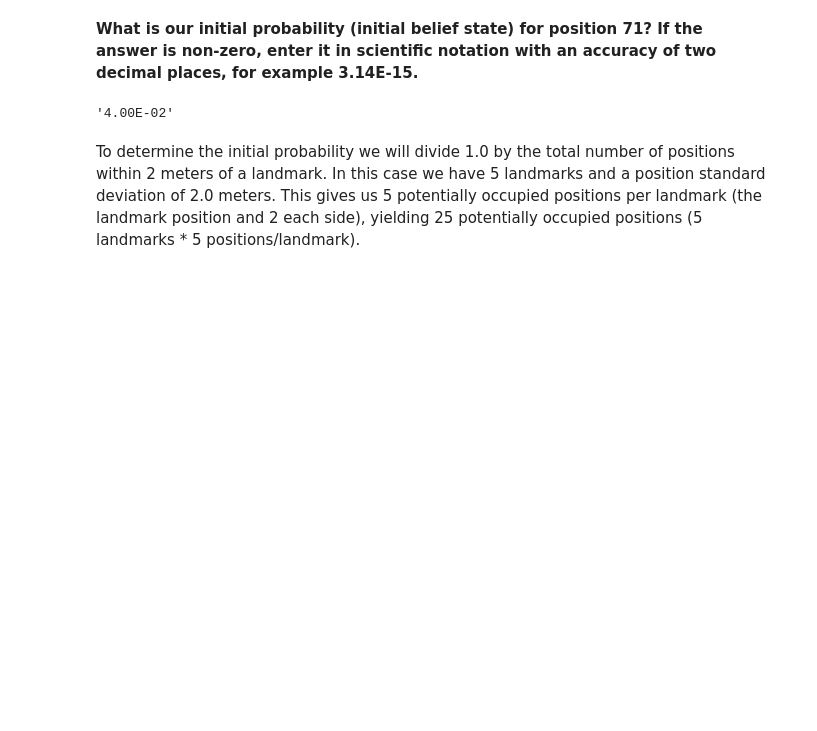
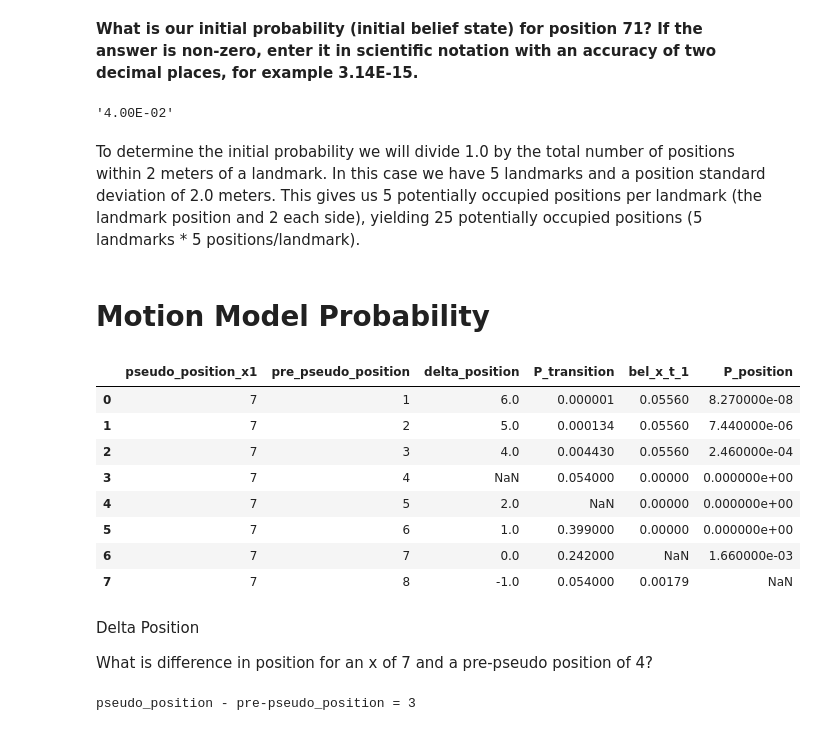
Before and after one commit to A2Amir/Markov-Localization-and-the-Kidnapped-Vehicle-, a Jupyter notebook: Python/Markov Localization .ipynb, the cells around one changed output. Drawn from its saved outputs; the diff is of its cells as text; code cells hidden in the pictures; blank space fills up the shorter version.

```diff
--- a/Python/Markov Localization .ipynb
+++ b/Python/Markov Localization .ipynb
@@ -121,3 +121,36 @@ answer= 0
 '4.00E-02'
 # %% [markdown]
 To determine the initial probability we will divide 1.0 by the total number of positions within 2 meters of a landmark. In this case we have 5 landmarks and a position standard deviation of 2.0 meters. This gives us 5 potentially occupied positions per landmark (the landmark position and 2 each side), yielding 25 potentially occupied positions (5 landmarks * 5 positions/landmark).
+# %% [markdown]
+# Motion Model Probability
+# %%
+pseudo_position_x1=[7,7,7,7,7,7,7,7]
+pre_pseudo_position=[1,2,3,4,5,6,7,8]
+delta_position=[6,5,4,None,2,1,0,-1]
+P_transition=[1.49E-06,1.34E-04,4.43E-03,5.40E-02,None,3.99E-01,2.42E-01,5.40E-02]
+bel_x_t_1=[5.56E-02,5.56E-02,5.56E-02,0.00E+00,0.00E+00,0.00E+00,None,1.79E-03]
+P_position=[8.27E-08,7.44E-06,2.46E-04,0.00E+00,0.00E+00,0.00E+00,1.66E-03,9.67E-05]
+# %%
+df1=pd.DataFrame(list(zip(pseudo_position_x1,pre_pseudo_position,delta_position,P_transition,bel_x_t_1,P_position)),
+                columns =['pseudo_position_x1', ' pre_pseudo_position',
+                          'delta_position','P_transition','bel_x_t_1','P_position'])
+# %%
+df1
+# %% [output]
+|  | pseudo_position_x1 | pre_pseudo_position | delta_position | P_transition | bel_x_t_1 | P_position |
+| 0 | 7 | 1 | 6.0 | 0.000001 | 0.05560 | 8.270000e-08 |
+| 1 | 7 | 2 | 5.0 | 0.000134 | 0.05560 | 7.440000e-06 |
+| 2 | 7 | 3 | 4.0 | 0.004430 | 0.05560 | 2.460000e-04 |
+| 3 | 7 | 4 | NaN | 0.054000 | 0.00000 | 0.000000e+00 |
+| 4 | 7 | 5 | 2.0 | NaN | 0.00000 | 0.000000e+00 |
+| 5 | 7 | 6 | 1.0 | 0.399000 | 0.00000 | 0.000000e+00 |
+| 6 | 7 | 7 | 0.0 | 0.242000 | NaN | 1.660000e-03 |
+| 7 | 7 | 8 | -1.0 | 0.054000 | 0.00179 | NaN |
+# %% [markdown]
+Delta Position
+
+What is difference in position for an x of 7 and a pre-pseudo position of 4?
+# %%
+print('pseudo_position - pre-pseudo_position =', 7 - 4 )
+# %% [output]
+pseudo_position - pre-pseudo_position = 3
```
Also changed, not shown: parts of 8 cells of this notebook, 3 other files.
